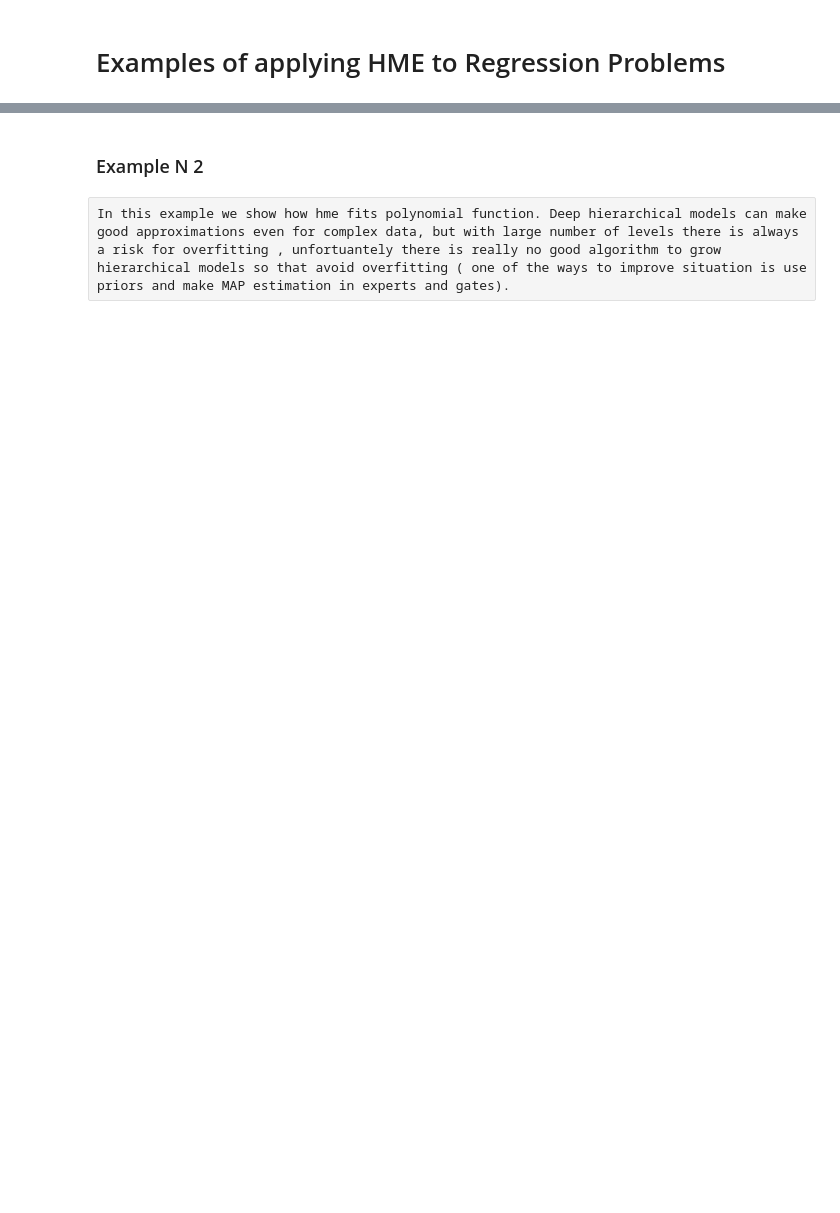
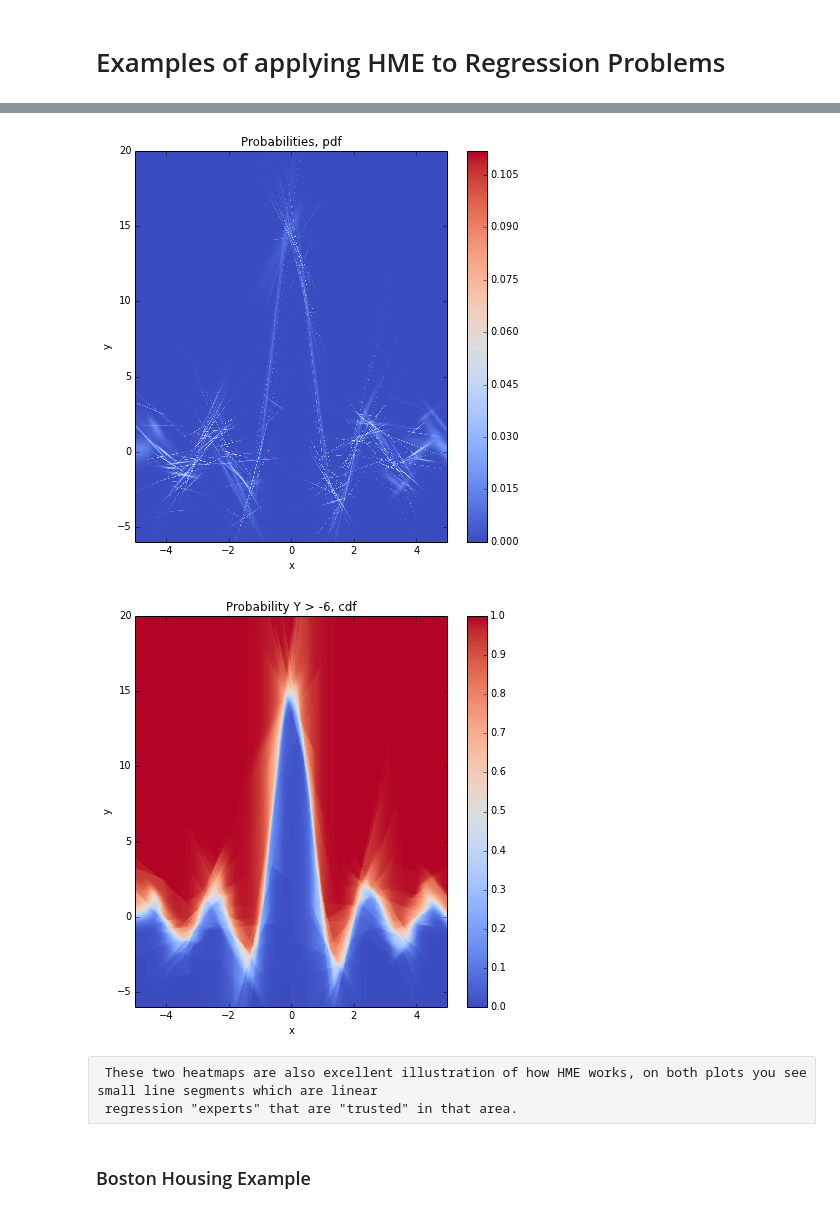
Before and after one commit to AmazaspShumik/Mixture-Models, a Jupyter notebook: Hierarchical Mixture of Experts/hme_standard_regression_examples.ipynb, the cells around one changed output, grey strips where cells are left out. Cells and saved outputs as stored; diff of their text form; code cells hidden in the pictures; blank space fills up the shorter version.

```diff
--- a/Hierarchical Mixture of Experts/hme_standard_regression_examples.ipynb
+++ b/Hierarchical Mixture of Experts/hme_standard_regression_examples.ipynb
@@ -78,4 +82,41 @@ is most 'trusted' in that area.
+# %%
+
+    # craete grid & estimate probabilities
+    Xgrid       = np.ones([1000,1])
+    Xgrid[:,0]  = np.linspace(-5,5,1000)
+    y_lo = -6*np.ones(1000)
+    y_hi = 20*np.ones(1000)
+    x1,x2,p     = hm.prob_grid(hme,Xgrid,y_lo,y_hi,n_steps = 1000, posterior_type = "pdf")
+
+    # plot heatmaps
+    plt.figure(figsize=(7,7))
+    plt.pcolor(x1,x2,p,cmap = "coolwarm")
+    plt.title("Probabilities, pdf")
+    plt.colorbar()
+    plt.xlabel("x")
+    plt.ylabel("y")
+    plt.ylim(-6,20)
+    plt.xlim(-5,5)
+    plt.show()
+
+
+    y_lo = -6*np.ones(1000)
+    y_hi = 20*np.ones(1000)
+    X1,X2,P     = hm.prob_grid(hme,Xgrid,y_lo,y_hi,n_steps = 1000, posterior_type = "cdf")
+    plt.figure(figsize=(7,7))
+    plt.pcolor(X1,X2,P,cmap = "coolwarm")
+    plt.title("Probability Y > -6, cdf")
+    plt.colorbar()
+    plt.xlabel("x")
+    plt.ylabel("y")
+    plt.ylim(-6,20)
+    plt.xlim(-5,5)
+    plt.show()
+# %% [output]
+[figure, added]
+[figure, added]
+# %% [raw]
+ These two heatmaps are also excellent illustration of how HME works, on both plots you see small line segments which are linear
+ regression "experts" that are "trusted" in that area.
 # %% [markdown]
-### Example N 2
+### Boston Housing Example
-# %% [raw]
-In this example we show how hme fits polynomial function. Deep hierarchical models can make good approximations even for complex data, but with large number of levels there is always a risk for overfitting , unfortuantely there is really no good algorithm to grow hierarchical models so that avoid overfitting ( one of the ways to improve situation is use priors and make MAP estimation in experts and gates).
```
Also changed, not shown: parts of 23 cells of this notebook.
